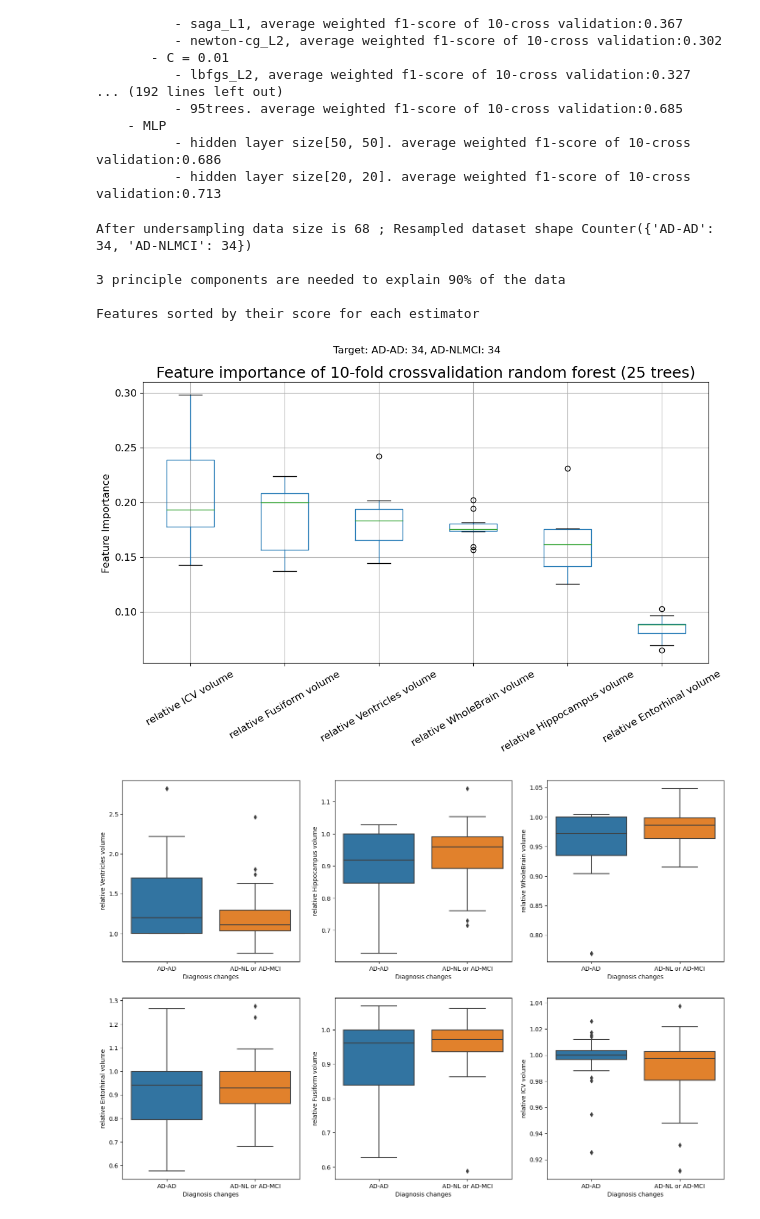
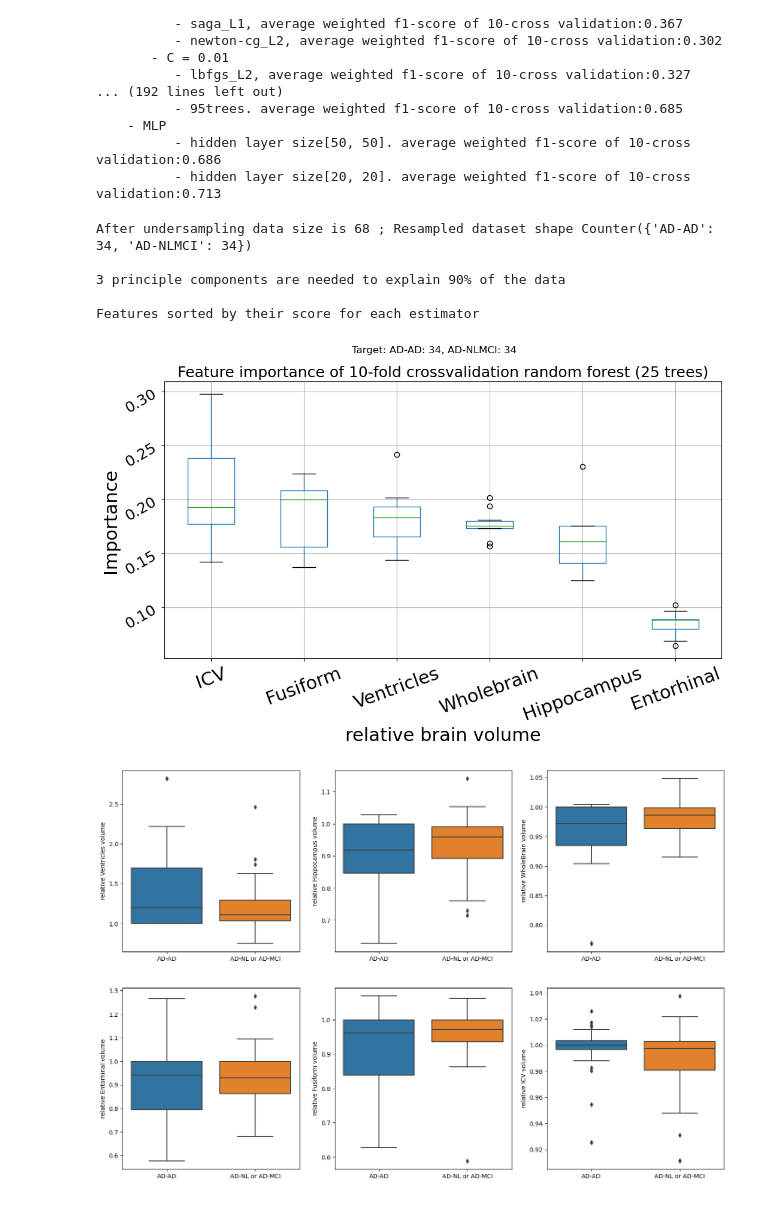
Before and after one commit to weiping2022/Brain_health_challenge_Antonia_Weiping_hs2022, a Jupyter notebook: notebook/4_model_relatv_brain_volume_vs_DX_conversion_final.ipynb, the cells around one changed output. Cells and saved outputs as stored; diff of their text form; code cells hidden in the pictures.

```diff
--- a/notebook/4_model_relatv_brain_volume_vs_DX_conversion_final.ipynb
+++ b/notebook/4_model_relatv_brain_volume_vs_DX_conversion_final.ipynb
@@ -225,14 +225,12 @@ plt.yticks(fontsize=18, rotation=30)
 # plot the diagnosis distribution
 df_new = X.copy()
 df_new[target] = y
-f,axes = plt.subplots(nrows = len(lst)//3,ncols=3,figsize=(15,8))
+f,axes = plt.subplots(nrows = len(lst)//3,ncols=3,figsize=(18,16))
 axes = axes.ravel()
 
 for i in range(len(lst)):
     ax = sns.boxplot(data=df_new, y=lst[i],x= target,ax = axes[i])
-    ax.set(xlabel='Diagnosis changes')
-for ax in axes:
-    plt.xticks(fontsize=18, rotation=30)
+    ax.set(xlabel='  ')
 # %% [output]
 After undersampling data size is 174 ; Resampled dataset shape Counter({'NL-MCI': 87, 'NL-NL': 87})
 
@@ -299,7 +277,7 @@ plt.yticks(fontsize=18, rotation=30)
 # plot the diagnosis distribution
 df_new = X.copy()
 df_new[target] = y
-f,axes = plt.subplots(nrows = len(lst)//3,ncols=3,figsize=(12,6))
+f,axes = plt.subplots(nrows = len(lst)//3,ncols=3,figsize=((18,12)))
 axes = axes.ravel()
 for i in range(len(lst)):
     ax = sns.boxplot(data=df_new, y=lst[i],x= target,ax = axes[i])
@@ -344,6 +322,11 @@ clf = RandomForestClassifier(n_estimators =n, random_state = 5862)
 title_label = '{}-fold crossvalidation random forest ({} trees)'.format(k,n)
 feature_importance(X,y,clf,k,title_label)
 plt.suptitle('Target: MCI-AD: 215, MCI-NLMCI: 215')
+plt.xlabel('relative brain volume',fontsize = 22)
+plt.ylabel('Importance',fontsize = 22)
+plt.xticks(fontsize=22, rotation=30)
+plt.xticks([1, 2,3,4,5,6], ['Ventricles','Hippocampus','Entorhinal','Fusiform','ICV','Wholebrain'],rotation=20)
+plt.yticks(fontsize=18, rotation=30)
 
 # plot the diagnosis distribution
 df_new = X.copy()
@@ -355,7 +338,7 @@ axes = axes.ravel()
 for i in range(len(lst)):
     ax = sns.boxplot(data=df_new, y=lst[i],x= target,ax = axes[i])
     ax.set_xticklabels(['MCI-AD','MCI-NL or MCI-MCI'])
-    ax.set(xlabel='Diagnosis changes')
+    ax.set(xlabel=' ')
 # %% [output]
 After undersampling data size is 430 ; Resampled dataset shape Counter({'MCI-AD': 215, 'MCI-NLMCI': 215})
 
@@ -389,29 +372,35 @@ After undersampling data size is 68 ; Resampled dataset shape Counter({'AD-AD':
 # %%
 # 25trees. average weighted f1-score of 10-cross validation:0.677
 n = 25
 res = usampling_scale_data(g3_better,drop_lst,target)
 X = res[0]  # unscaled input
 y = res[3]
 clf = RandomForestClassifier(n_estimators =n, random_state = 5862)
 title_label = '{}-fold crossvalidation random forest ({} trees)'.format(k,n)
 feature_importance(X,y,clf,k,title_label)
 plt.suptitle('Target: AD-AD: 34, AD-NLMCI: 34')
+plt.xlabel('relative brain volume',fontsize = 22)
+plt.ylabel('Importance',fontsize = 22)
+plt.xticks(fontsize=22, rotation=30)
+plt.xticks([1, 2,3,4,5,6], ['ICV','Fusiform','Ventricles','Wholebrain','Hippocampus','Entorhinal'],rotation=20)
+plt.yticks(fontsize=18, rotation=30)
 
 # plot the diagnosis distribution
 df_new = X.copy()
 df_new[target] = y
 f,axes = plt.subplots(nrows = len(lst)//3,ncols=3,figsize=(18,12))
 axes = axes.ravel()
 
 for i in range(len(lst)):
     ax = sns.boxplot(data=df_new, y=lst[i],x= target,ax = axes[i])
     ax.set_xticklabels(['AD-AD','AD-NL or AD-MCI'])
     ax.set(xlabel='Diagnosis changes')
+    ax.set(xlabel=' ')
 # %% [output]
 After undersampling data size is 68 ; Resampled dataset shape Counter({'AD-AD': 34, 'AD-NLMCI': 34})
 
 3 principle components are needed to explain 90% of the data
 
 Features sorted by their score for each estimator
-[figure, old version]
+[figure, new version]
-[figure, old version]
+[figure, new version]
```
Also changed, not shown: parts of 4 cells of this notebook, 6 other files.
